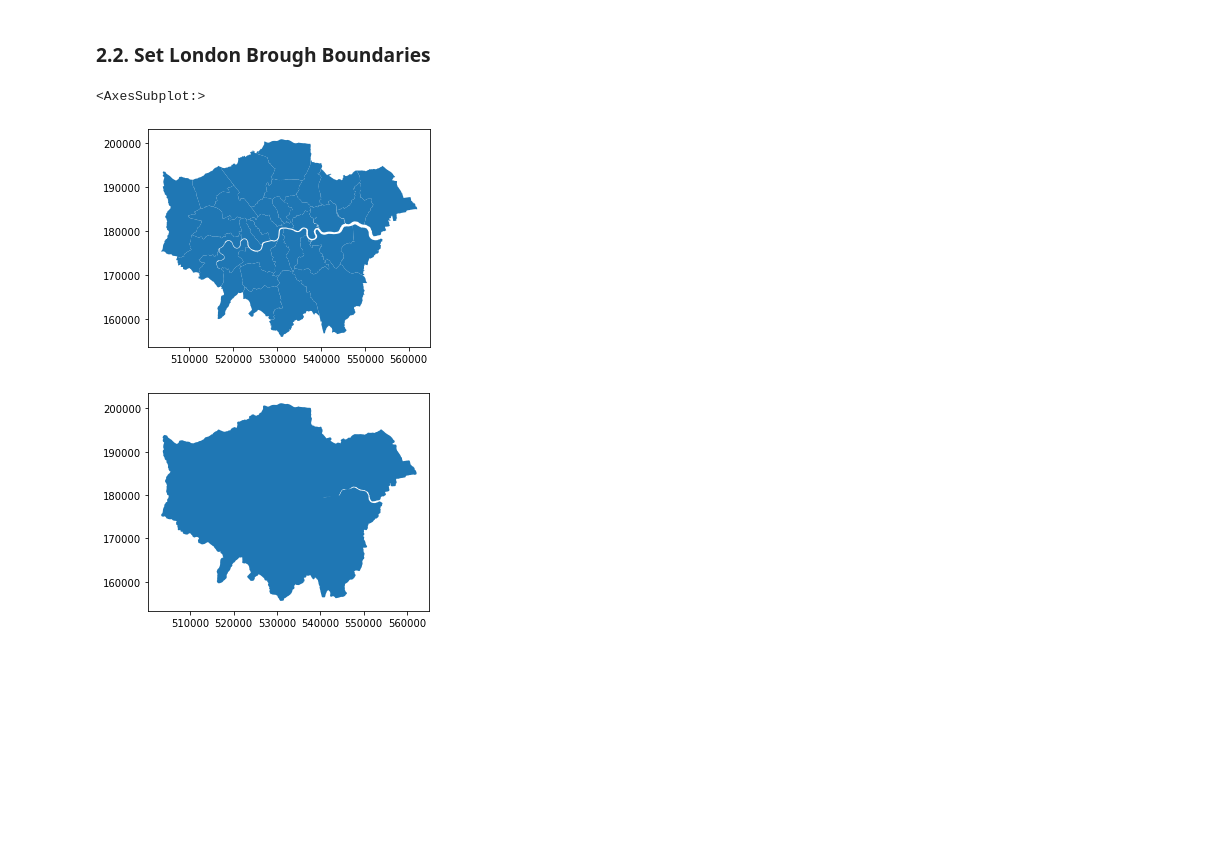
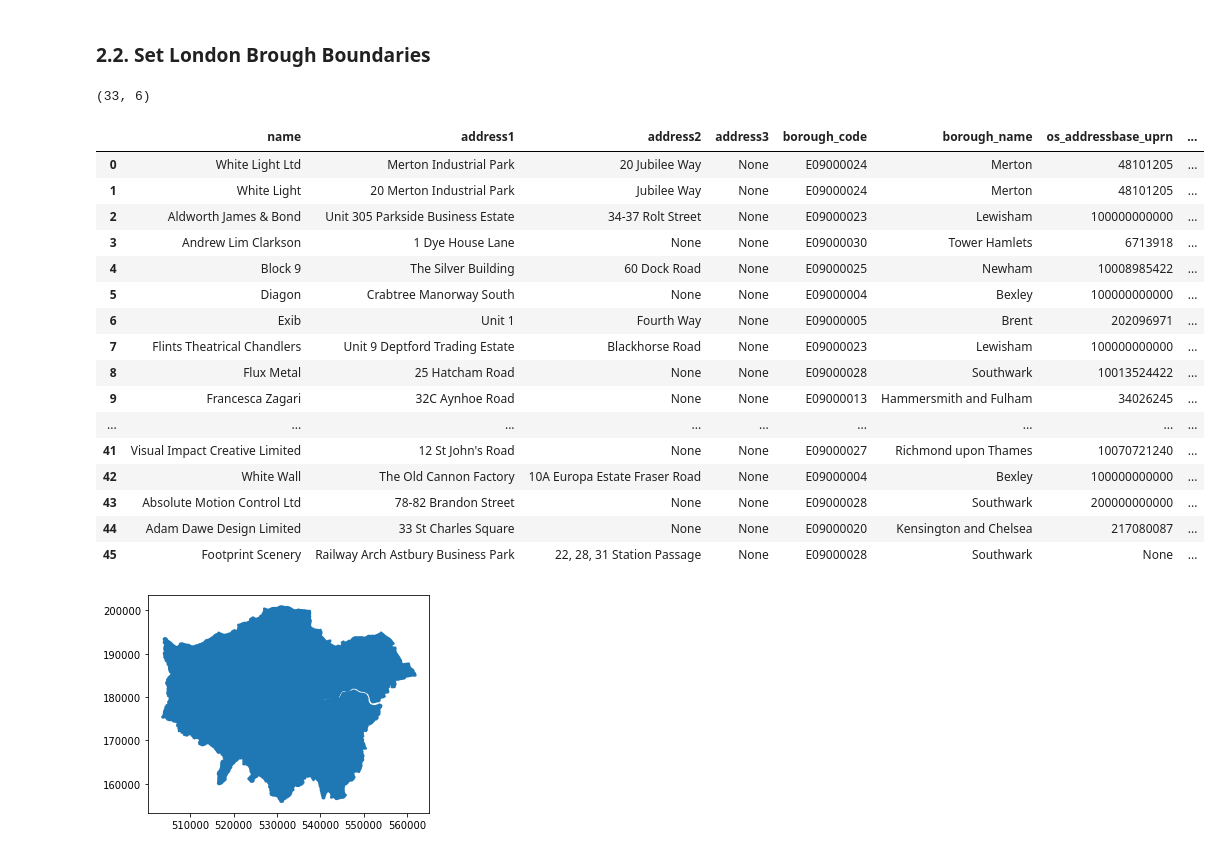
Before and after one commit to joeylizh/i2p, a Jupyter notebook: assessments/coursework3/Assessment_3_Reproducible_Analysis.ipynb, the cells around one changed output. Cells and saved outputs as stored; diff of their text form; code cells hidden in the pictures; blank space fills up the shorter version.

```diff
--- a/assessments/coursework3/Assessment_3_Reproducible_Analysis.ipynb
+++ b/assessments/coursework3/Assessment_3_Reproducible_Analysis.ipynb
@@ -42,10 +42,32 @@ epsg:27700
 ### 2.2. Set London Brough Boundaries
 # %%
 boros = gpd.read_file('https://github.com/jreades/i2p/blob/master/data/src/Boroughs.gpkg?raw=true')
-boros.plot()
+# boros.plot()
+boros.shape
 # %% [output]
-<AxesSubplot:>
+(33, 6)
-[figure, removed]
+# %%
+cultural_venues = gpd.read_file('https://github.com/joeylizh/i2p/blob/main/assessments/coursework3/cw_data/CulturalInfrastructureMap.gpkg?raw=true')
+cultural_venues.shape
+cultural_venues
+# %% [output]
+|  | name | address1 | address2 | address3 | borough_code | borough_name | os_addressbase_uprn | ... |
+| 0 | White Light Ltd | Merton Industrial Park | 20 Jubilee Way | None | E09000024 | Merton | 48101205 | ... |
+| 1 | White Light | 20 Merton Industrial Park | Jubilee Way | None | E09000024 | Merton | 48101205 | ... |
+| 2 | Aldworth James & Bond | Unit 305 Parkside Business Estate | 34-37 Rolt Street | None | E09000023 | Lewisham | 100000000000 | ... |
+| 3 | Andrew Lim Clarkson | 1 Dye House Lane | None | None | E09000030 | Tower Hamlets | 6713918 | ... |
+| 4 | Block 9 | The Silver Building | 60 Dock Road | None | E09000025 | Newham | 10008985422 | ... |
+| 5 | Diagon | Crabtree Manorway South | None | None | E09000004 | Bexley | 100000000000 | ... |
+| 6 | Exib | Unit 1 | Fourth Way | None | E09000005 | Brent | 202096971 | ... |
+| 7 | Flints Theatrical Chandlers | Unit 9 Deptford Trading Estate | Blackhorse Road | None | E09000023 | Lewisham | 100000000000 | ... |
+| 8 | Flux Metal | 25 Hatcham Road | None | None | E09000028 | Southwark | 10013524422 | ... |
+| 9 | Francesca Zagari | 32C Aynhoe Road | None | None | E09000013 | Hammersmith and Fulham | 34026245 | ... |
+| ... | ... | ... | ... | ... | ... | ... | ... | ... |
+| 41 | Visual Impact Creative Limited | 12 St John's Road | None | None | E09000027 | Richmond upon Thames | 10070721240 | ... |
+| 42 | White Wall | The Old Cannon Factory | 10A Europa Estate Fraser Road | None | E09000004 | Bexley | 100000000000 | ... |
+| 43 | Absolute Motion Control Ltd | 78-82 Brandon Street | None | None | E09000028 | Southwark | 200000000000 | ... |
+| 44 | Adam Dawe Design Limited | 33 St Charles Square | None | None | E09000020 | Kensington and Chelsea | 217080087 | ... |
+| 45 | Footprint Scenery | Railway Arch Astbury Business Park | 22, 28, 31 Station Passage | None | E09000028 | Southwark | None | ... |
 # %%
 ldn = gpd.GeoDataFrame(gpd.GeoSeries(data=boros.unary_union, crs='epsg:27700')).rename(columns={0:'original'})
 
```
Also changed, not shown: parts of 17 cells of this notebook, 1 other file.
